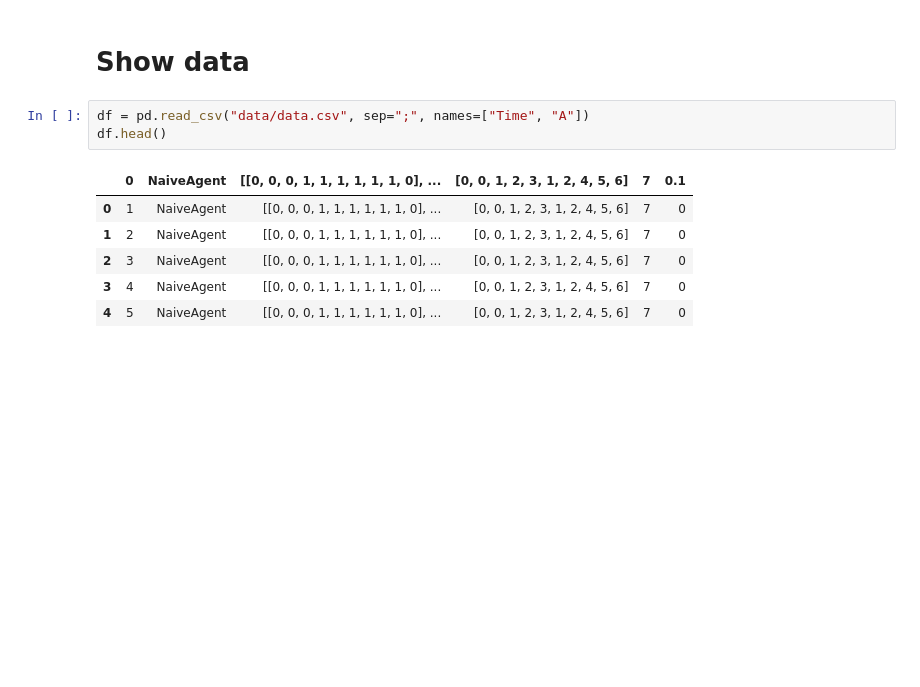
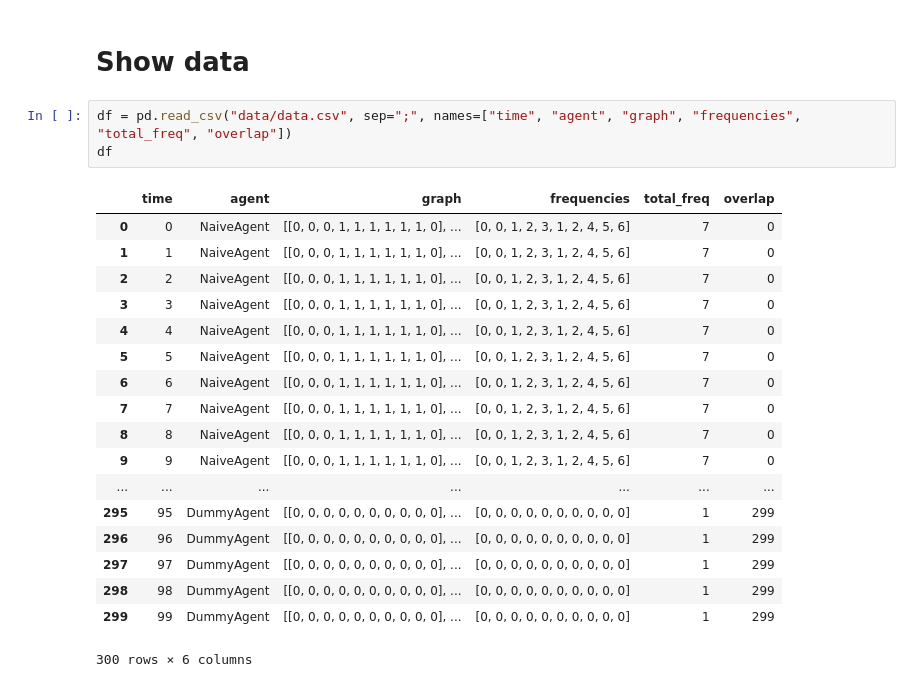
Before and after one commit to fstovarr/stochastic-models, a Jupyter notebook: graphs-project/graph.ipynb, the cells around one changed output. Saved outputs shown, nothing was run; the diff lists cells and outputs as text; blank space fills up the shorter version.

```diff
--- a/graphs-project/graph.ipynb
+++ b/graphs-project/graph.ipynb
@@ -169,12 +169,24 @@ agents.greedy.NaiveAgent
 # %% [markdown]
 # Show data
 # %%
-df = pd.read_csv("data/data.csv", sep=";", names=["Time", "A"])
-df.head()
+df = pd.read_csv("data/data.csv", sep=";", names=["time", "agent", "graph", "frequencies", "total_freq", "overlap"])
+df
 # %% [output]
-|  | 0 | NaiveAgent | [[0, 0, 0, 1, 1, 1, 1, 1, 1, 0], ... | [0, 0, 1, 2, 3, 1, 2, 4, 5, 6] | 7 | 0.1 |
-| 0 | 1 | NaiveAgent | [[0, 0, 0, 1, 1, 1, 1, 1, 1, 0], ... | [0, 0, 1, 2, 3, 1, 2, 4, 5, 6] | 7 | 0 |
-| 1 | 2 | NaiveAgent | [[0, 0, 0, 1, 1, 1, 1, 1, 1, 0], ... | [0, 0, 1, 2, 3, 1, 2, 4, 5, 6] | 7 | 0 |
-| 2 | 3 | NaiveAgent | [[0, 0, 0, 1, 1, 1, 1, 1, 1, 0], ... | [0, 0, 1, 2, 3, 1, 2, 4, 5, 6] | 7 | 0 |
-| 3 | 4 | NaiveAgent | [[0, 0, 0, 1, 1, 1, 1, 1, 1, 0], ... | [0, 0, 1, 2, 3, 1, 2, 4, 5, 6] | 7 | 0 |
-| 4 | 5 | NaiveAgent | [[0, 0, 0, 1, 1, 1, 1, 1, 1, 0], ... | [0, 0, 1, 2, 3, 1, 2, 4, 5, 6] | 7 | 0 |
+|  | time | agent | graph | frequencies | total_freq | overlap |
+| 0 | 0 | NaiveAgent | [[0, 0, 0, 1, 1, 1, 1, 1, 1, 0], ... | [0, 0, 1, 2, 3, 1, 2, 4, 5, 6] | 7 | 0 |
+| 1 | 1 | NaiveAgent | [[0, 0, 0, 1, 1, 1, 1, 1, 1, 0], ... | [0, 0, 1, 2, 3, 1, 2, 4, 5, 6] | 7 | 0 |
+| 2 | 2 | NaiveAgent | [[0, 0, 0, 1, 1, 1, 1, 1, 1, 0], ... | [0, 0, 1, 2, 3, 1, 2, 4, 5, 6] | 7 | 0 |
+| 3 | 3 | NaiveAgent | [[0, 0, 0, 1, 1, 1, 1, 1, 1, 0], ... | [0, 0, 1, 2, 3, 1, 2, 4, 5, 6] | 7 | 0 |
+| 4 | 4 | NaiveAgent | [[0, 0, 0, 1, 1, 1, 1, 1, 1, 0], ... | [0, 0, 1, 2, 3, 1, 2, 4, 5, 6] | 7 | 0 |
+| 5 | 5 | NaiveAgent | [[0, 0, 0, 1, 1, 1, 1, 1, 1, 0], ... | [0, 0, 1, 2, 3, 1, 2, 4, 5, 6] | 7 | 0 |
+| 6 | 6 | NaiveAgent | [[0, 0, 0, 1, 1, 1, 1, 1, 1, 0], ... | [0, 0, 1, 2, 3, 1, 2, 4, 5, 6] | 7 | 0 |
+| 7 | 7 | NaiveAgent | [[0, 0, 0, 1, 1, 1, 1, 1, 1, 0], ... | [0, 0, 1, 2, 3, 1, 2, 4, 5, 6] | 7 | 0 |
+| 8 | 8 | NaiveAgent | [[0, 0, 0, 1, 1, 1, 1, 1, 1, 0], ... | [0, 0, 1, 2, 3, 1, 2, 4, 5, 6] | 7 | 0 |
+| 9 | 9 | NaiveAgent | [[0, 0, 0, 1, 1, 1, 1, 1, 1, 0], ... | [0, 0, 1, 2, 3, 1, 2, 4, 5, 6] | 7 | 0 |
+| ... | ... | ... | ... | ... | ... | ... |
+| 295 | 95 | DummyAgent | [[0, 0, 0, 0, 0, 0, 0, 0, 0, 0], ... | [0, 0, 0, 0, 0, 0, 0, 0, 0, 0] | 1 | 299 |
+| 296 | 96 | DummyAgent | [[0, 0, 0, 0, 0, 0, 0, 0, 0, 0], ... | [0, 0, 0, 0, 0, 0, 0, 0, 0, 0] | 1 | 299 |
+| 297 | 97 | DummyAgent | [[0, 0, 0, 0, 0, 0, 0, 0, 0, 0], ... | [0, 0, 0, 0, 0, 0, 0, 0, 0, 0] | 1 | 299 |
+| 298 | 98 | DummyAgent | [[0, 0, 0, 0, 0, 0, 0, 0, 0, 0], ... | [0, 0, 0, 0, 0, 0, 0, 0, 0, 0] | 1 | 299 |
+| 299 | 99 | DummyAgent | [[0, 0, 0, 0, 0, 0, 0, 0, 0, 0], ... | [0, 0, 0, 0, 0, 0, 0, 0, 0, 0] | 1 | 299 |
+300 rows × 6 columns
```
Also changed, not shown: 1 other file.
